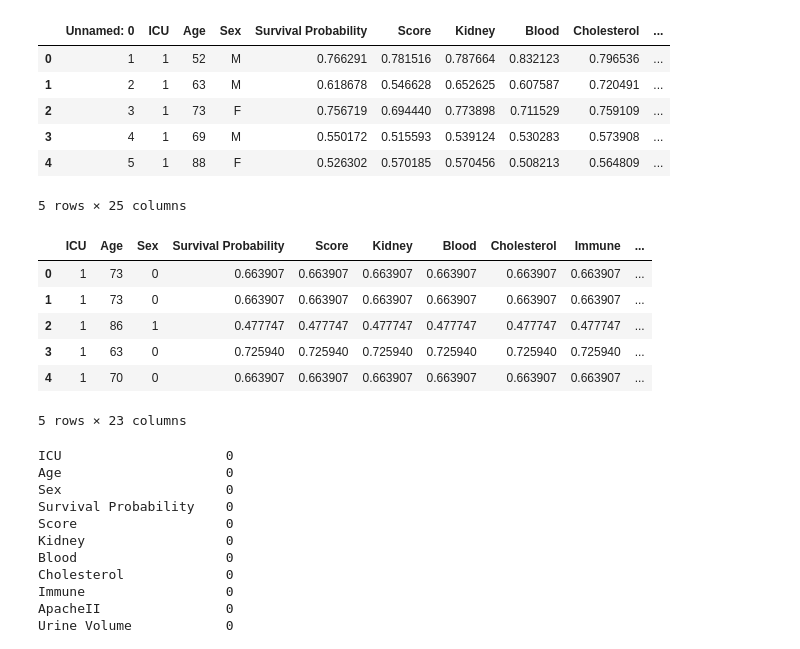
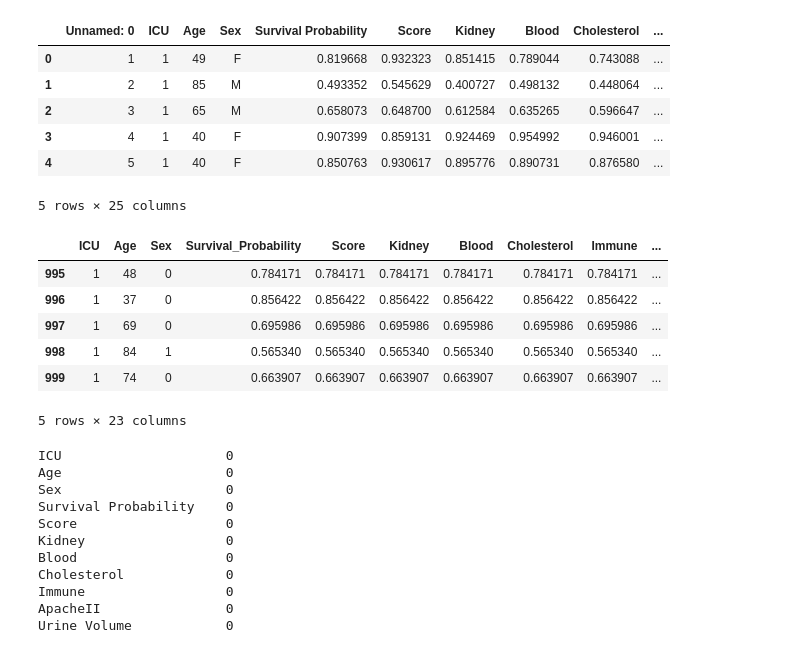
Before and after one commit to apimplaskar/csm185-project, a Jupyter notebook: SimulatedData-RandomForest.ipynb, the cells around one changed output. Cells and saved outputs as stored; diff of their text form; code cells hidden in the pictures.

```diff
--- a/SimulatedData-RandomForest.ipynb
+++ b/SimulatedData-RandomForest.ipynb
@@ -10,8 +11,8 @@ np.random.seed(31415)
 # GROUP: OCELOT
 # CSM 185
 # %%
-sim_staticV1 = pd.read_csv("../Data/Static_Data_ICU_var1.csv")
-sim_staticV2 = pd.read_csv("../Data/Static_Data_ICU_var2.csv")
+sim_staticV1 = pd.read_csv("../Data/Static_Data_ICU_var1_peak.csv")
+sim_staticV2 = pd.read_csv("../Data/Static_Data_ICU_var2_peak.csv")
 sim_staticV3 = pd.read_csv("../Data/Static_Data_ICU_var3.csv")
 
 # var2 dataset has higher variance in simulated values, so we would expect worse model performance
@@ -20,31 +21,31 @@ sim_staticV3 = pd.read_csv("../Data/Static_Data_ICU_var3.csv")
 sim_staticV1.head()
 # %% [output]
 |  | Unnamed: 0 | ICU | Age | Sex | Survival Probability | Score | Kidney | Blood | Cholesterol | ... |
-| 0 | 1 | 1 | 52 | M | 0.766291 | 0.781516 | 0.787664 | 0.832123 | 0.796536 | ... |
-| 1 | 2 | 1 | 63 | M | 0.618678 | 0.546628 | 0.652625 | 0.607587 | 0.720491 | ... |
-| 2 | 3 | 1 | 73 | F | 0.756719 | 0.694440 | 0.773898 | 0.711529 | 0.759109 | ... |
-| 3 | 4 | 1 | 69 | M | 0.550172 | 0.515593 | 0.539124 | 0.530283 | 0.573908 | ... |
-| 4 | 5 | 1 | 88 | F | 0.526302 | 0.570185 | 0.570456 | 0.508213 | 0.564809 | ... |
+| 0 | 1 | 1 | 49 | F | 0.819668 | 0.932323 | 0.851415 | 0.789044 | 0.743088 | ... |
+| 1 | 2 | 1 | 85 | M | 0.493352 | 0.545629 | 0.400727 | 0.498132 | 0.448064 | ... |
+| 2 | 3 | 1 | 65 | M | 0.658073 | 0.648700 | 0.612584 | 0.635265 | 0.596647 | ... |
+| 3 | 4 | 1 | 40 | F | 0.907399 | 0.859131 | 0.924469 | 0.954992 | 0.946001 | ... |
+| 4 | 5 | 1 | 40 | F | 0.850763 | 0.930617 | 0.895776 | 0.890731 | 0.876580 | ... |
 5 rows × 25 columns
 # %%
 # Clean data in preparation:
 sim_staticV1 = sim_staticV1.drop(columns=["Unnamed: 0", "CHM"])
 sim_staticV1 = sim_staticV1.replace(["M", "F"], [0,1])
 
 sim_staticV2 = sim_staticV2.drop(columns=["Unnamed: 0", "CHM"])
 sim_staticV2 = sim_staticV2.replace(["M", "F"], [0,1])
 
 sim_staticV3 = sim_staticV3.drop(columns=["Unnamed: 0", "CHM"])
 sim_staticV3 = sim_staticV3.replace(["M", "F"], [0,1])
 
-sim_staticV3.head()
+sim_staticV3.tail()
 # %% [output]
-|  | ICU | Age | Sex | Survival Probability | Score | Kidney | Blood | Cholesterol | Immune | ... |
-| 0 | 1 | 73 | 0 | 0.663907 | 0.663907 | 0.663907 | 0.663907 | 0.663907 | 0.663907 | ... |
-| 1 | 1 | 73 | 0 | 0.663907 | 0.663907 | 0.663907 | 0.663907 | 0.663907 | 0.663907 | ... |
-| 2 | 1 | 86 | 1 | 0.477747 | 0.477747 | 0.477747 | 0.477747 | 0.477747 | 0.477747 | ... |
-| 3 | 1 | 63 | 0 | 0.725940 | 0.725940 | 0.725940 | 0.725940 | 0.725940 | 0.725940 | ... |
-| 4 | 1 | 70 | 0 | 0.663907 | 0.663907 | 0.663907 | 0.663907 | 0.663907 | 0.663907 | ... |
+|  | ICU | Age | Sex | Survival_Probability | Score | Kidney | Blood | Cholesterol | Immune | ... |
+| 995 | 1 | 48 | 0 | 0.784171 | 0.784171 | 0.784171 | 0.784171 | 0.784171 | 0.784171 | ... |
+| 996 | 1 | 37 | 0 | 0.856422 | 0.856422 | 0.856422 | 0.856422 | 0.856422 | 0.856422 | ... |
+| 997 | 1 | 69 | 0 | 0.695986 | 0.695986 | 0.695986 | 0.695986 | 0.695986 | 0.695986 | ... |
+| 998 | 1 | 84 | 1 | 0.565340 | 0.565340 | 0.565340 | 0.565340 | 0.565340 | 0.565340 | ... |
+| 999 | 1 | 74 | 0 | 0.663907 | 0.663907 | 0.663907 | 0.663907 | 0.663907 | 0.663907 | ... |
 5 rows × 23 columns
 # %%
 sim_staticV1.isna().sum() # no null values (because data is simulated)
```
Also changed, not shown: parts of 42 cells of this notebook.
